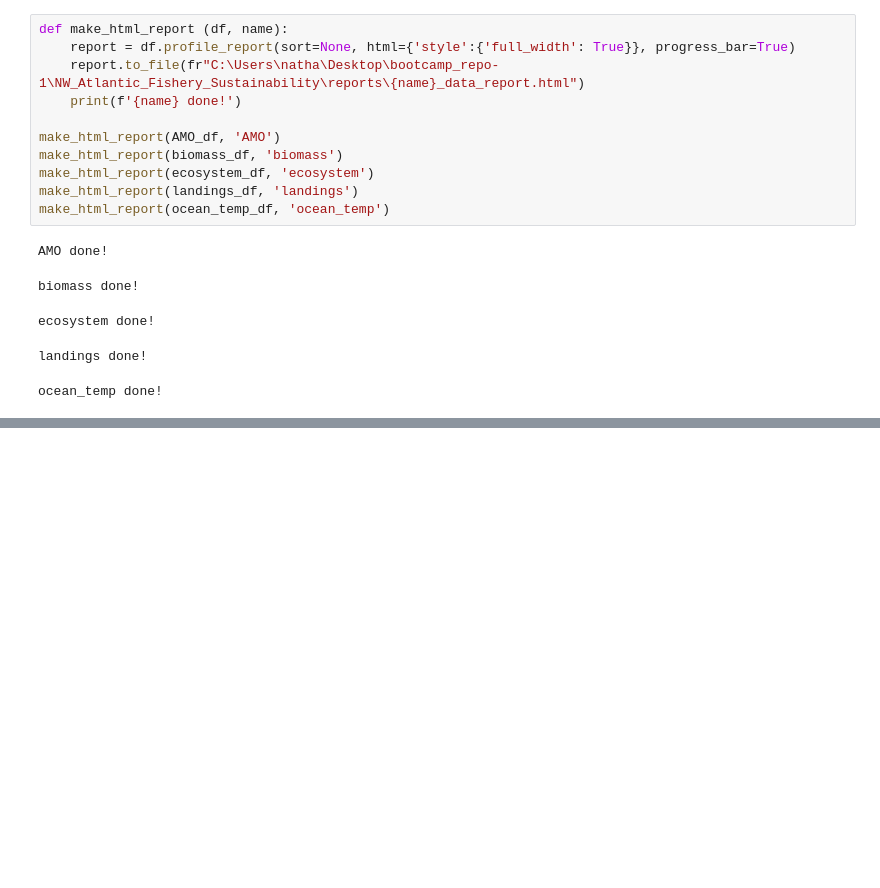
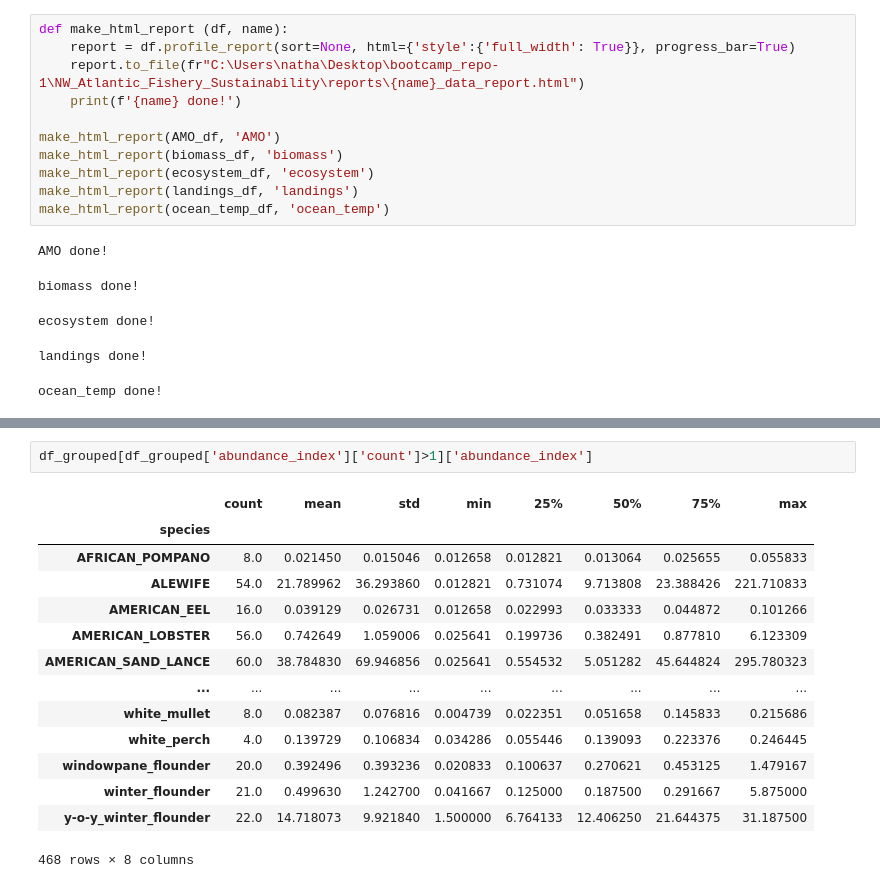
Before and after one commit to nycantwell/nycantwell, a Jupyter notebook: NW_Atlantic_Fishery_Sustainability/notebooks/02_data_definition_and_cleaning.ipynb, the cells around one changed output, grey strips where cells are left out. Drawn from its saved outputs; the diff is of its cells as text; blank space fills up the shorter version.

```diff
--- a/NW_Atlantic_Fishery_Sustainability/notebooks/02_data_definition_and_cleaning.ipynb
+++ b/NW_Atlantic_Fishery_Sustainability/notebooks/02_data_definition_and_cleaning.ipynb
@@ -83,0 +202,17 @@ dtype: object
+# %%
+df_grouped[df_grouped['abundance_index']['count']>1]['abundance_index']
+# %% [output]
+|  | count | mean | std | min | 25% | 50% | 75% | max |
+| species |  |  |  |  |  |  |  |  |
+| AFRICAN_POMPANO | 8.0 | 0.021450 | 0.015046 | 0.012658 | 0.012821 | 0.013064 | 0.025655 | 0.055833 |
+| ALEWIFE | 54.0 | 21.789962 | 36.293860 | 0.012821 | 0.731074 | 9.713808 | 23.388426 | 221.710833 |
+| AMERICAN_EEL | 16.0 | 0.039129 | 0.026731 | 0.012658 | 0.022993 | 0.033333 | 0.044872 | 0.101266 |
+| AMERICAN_LOBSTER | 56.0 | 0.742649 | 1.059006 | 0.025641 | 0.199736 | 0.382491 | 0.877810 | 6.123309 |
+| AMERICAN_SAND_LANCE | 60.0 | 38.784830 | 69.946856 | 0.025641 | 0.554532 | 5.051282 | 45.644824 | 295.780323 |
+| ... | ... | ... | ... | ... | ... | ... | ... | ... |
+| white_mullet | 8.0 | 0.082387 | 0.076816 | 0.004739 | 0.022351 | 0.051658 | 0.145833 | 0.215686 |
+| white_perch | 4.0 | 0.139729 | 0.106834 | 0.034286 | 0.055446 | 0.139093 | 0.223376 | 0.246445 |
+| windowpane_flounder | 20.0 | 0.392496 | 0.393236 | 0.020833 | 0.100637 | 0.270621 | 0.453125 | 1.479167 |
+| winter_flounder | 21.0 | 0.499630 | 1.242700 | 0.041667 | 0.125000 | 0.187500 | 0.291667 | 5.875000 |
+| y-o-y_winter_flounder | 22.0 | 14.718073 | 9.921840 | 1.500000 | 6.764133 | 12.406250 | 21.644375 | 31.187500 |
+468 rows × 8 columns
```
Also changed, not shown: parts of 15 cells of this notebook, 7 other files.
